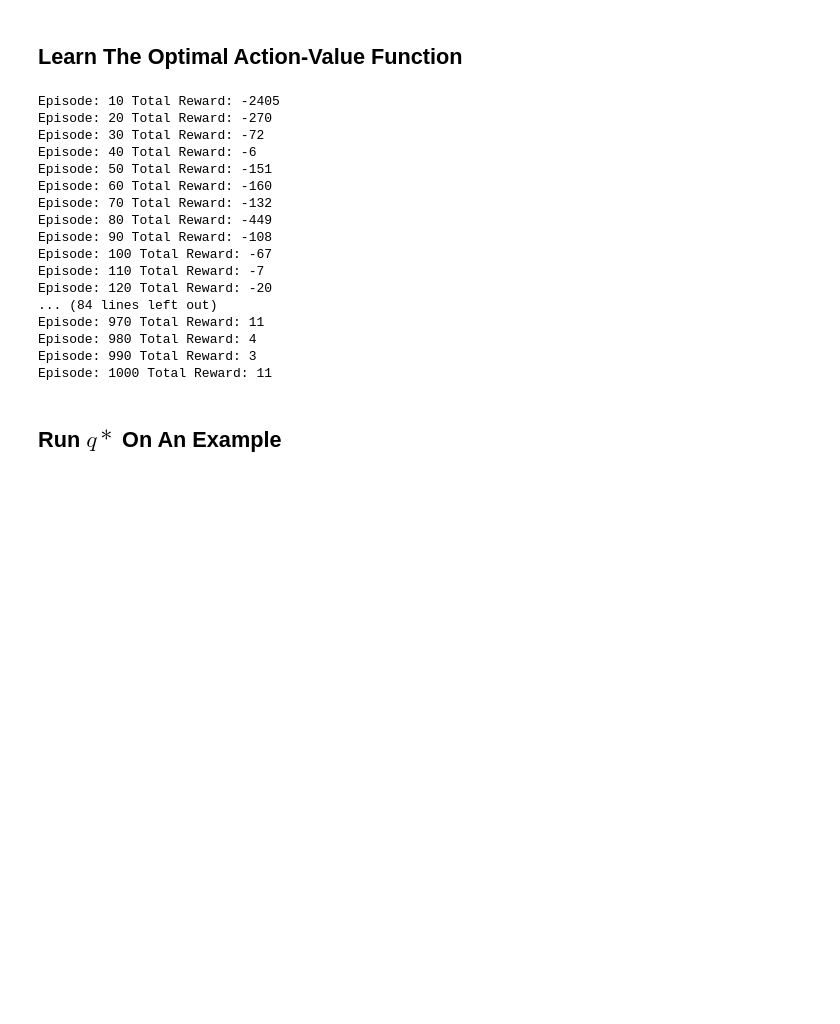
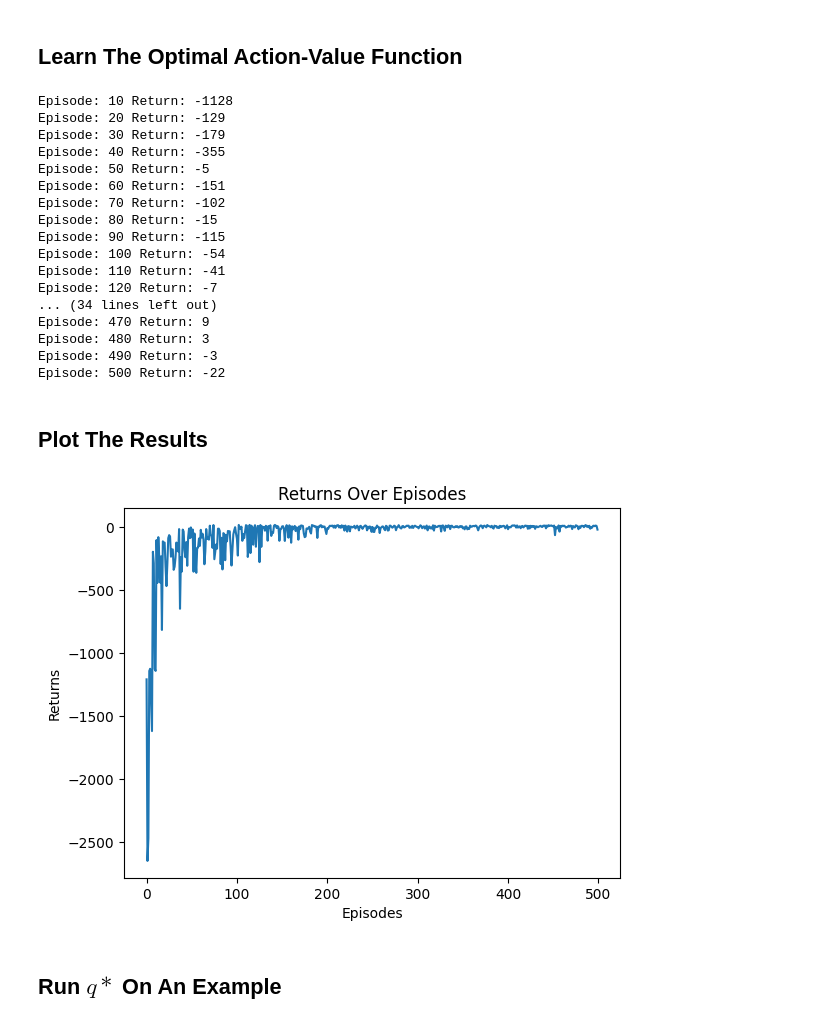
Before and after one commit to ChristianOrr/reinforcement-learning-algorithms, a Jupyter notebook: q_learning.ipynb, the cells around one changed output. Cells and saved outputs as stored; diff of their text form; code cells hidden in the pictures; blank space fills up the shorter version.

Commit message:
added returns plot

```diff
--- a/q_learning.ipynb
+++ b/q_learning.ipynb
@@ -38,9 +38,10 @@ def policy_fn(state, Q, epsilon, num_actions):
 ## Learn The Optimal Action-Value Function
 # %%
 # Number of episodes to train on
-episodes = 1000
+episodes = 500
 # Return (accumulation of all rewards over an episode)
 G = 0
+returns = []
 # Step size
 alpha = 0.618
 # Probability of taking a non-greedy action
@@ -62,26 +63,40 @@ for episode in range(1, episodes+1):
         G += reward
         state = state2
 
+    returns.append(G)
+
     if episode % 10 == 0:
-        print(f'Episode: {episode} Total Reward: {G}')
+        print(f'Episode: {episode} Return: {G}')
 # %% [output]
-Episode: 10 Total Reward: -2405
-Episode: 20 Total Reward: -270
-Episode: 30 Total Reward: -72
-Episode: 40 Total Reward: -6
-Episode: 50 Total Reward: -151
-Episode: 60 Total Reward: -160
-Episode: 70 Total Reward: -132
-Episode: 80 Total Reward: -449
-Episode: 90 Total Reward: -108
-Episode: 100 Total Reward: -67
-Episode: 110 Total Reward: -7
-Episode: 120 Total Reward: -20
-... (84 lines left out)
-Episode: 970 Total Reward: 11
-Episode: 980 Total Reward: 4
-Episode: 990 Total Reward: 3
-Episode: 1000 Total Reward: 11
+Episode: 10 Return: -1128
+Episode: 20 Return: -129
+Episode: 30 Return: -179
+Episode: 40 Return: -355
+Episode: 50 Return: -5
+Episode: 60 Return: -151
+Episode: 70 Return: -102
+Episode: 80 Return: -15
+Episode: 90 Return: -115
+Episode: 100 Return: -54
+Episode: 110 Return: -41
+Episode: 120 Return: -7
+... (34 lines left out)
+Episode: 470 Return: 9
+Episode: 480 Return: 3
+Episode: 490 Return: -3
+Episode: 500 Return: -22
+# %% [markdown]
+## Plot The Results
+# %%
+import matplotlib.pyplot as plt
+
+plt.plot(np.arange(episodes), returns)
+plt.title("Returns Over Episodes")
+plt.xlabel("Episodes")
+plt.ylabel("Returns")
+plt.show()
+# %% [output]
+[figure, added]
 # %% [markdown]
 ## Run $q*$ On An Example
 # %%
```
Also changed, not shown: parts of 1 cell of this notebook.
